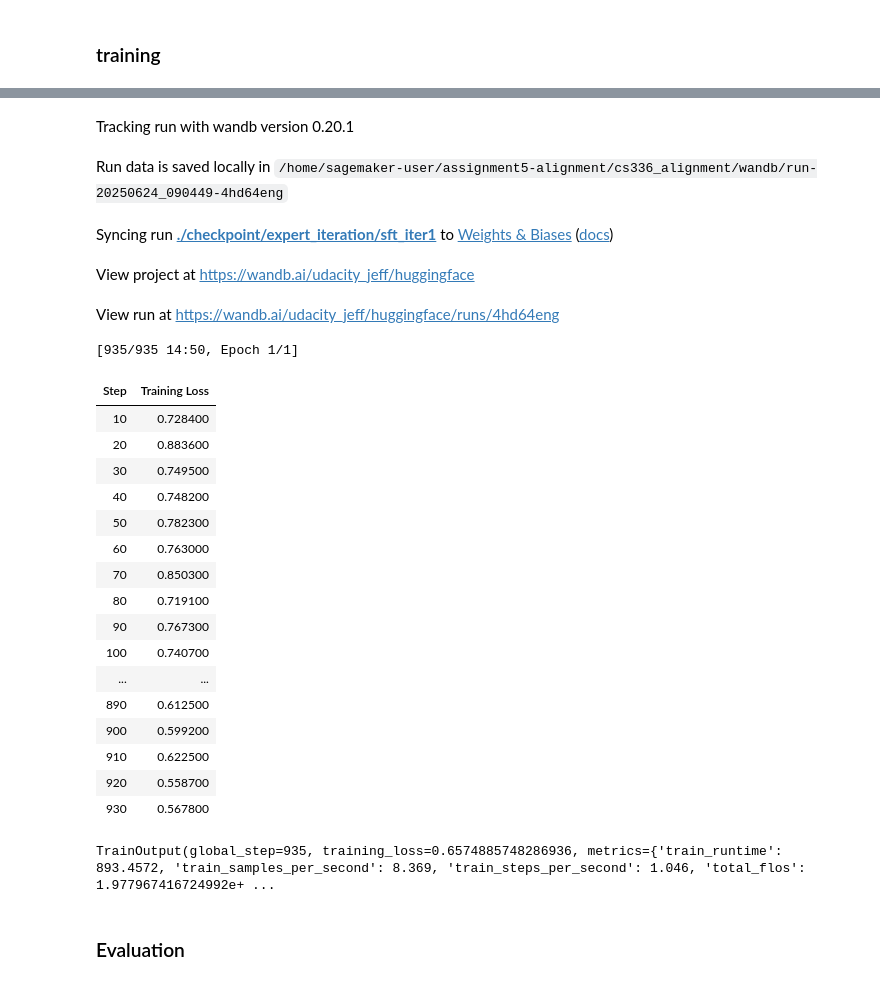
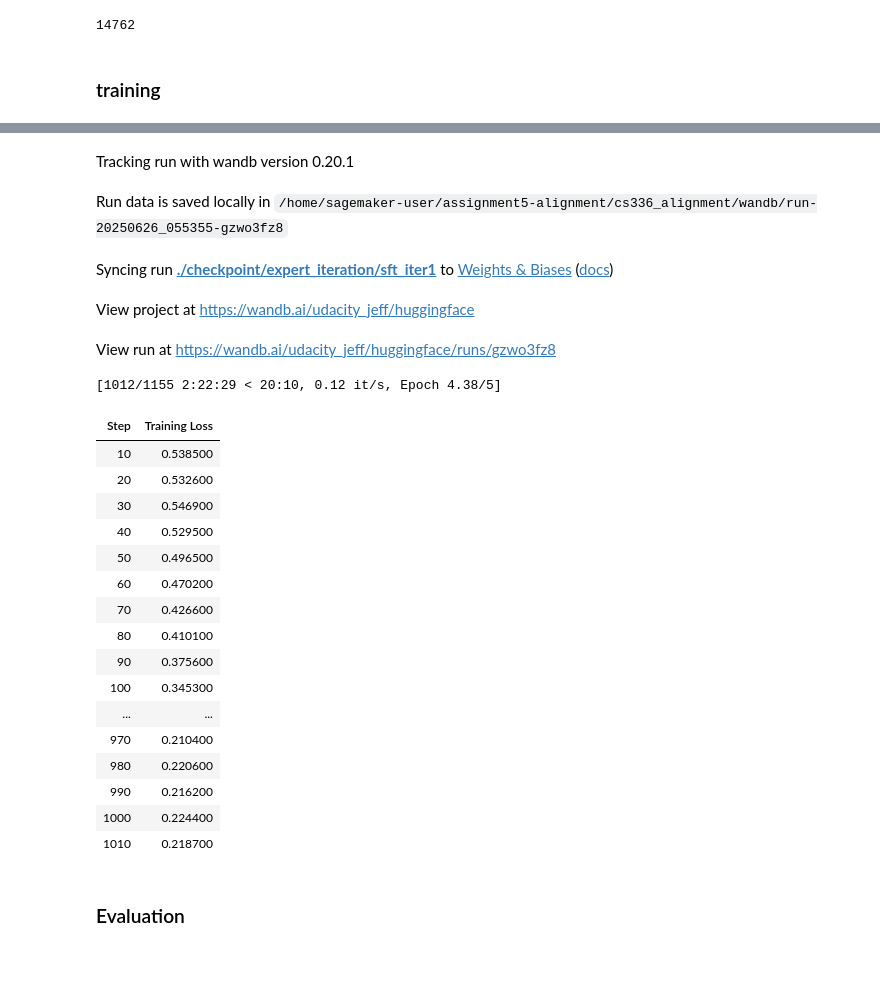
Before and after one commit to haorany2/assignment5-alignment, a Jupyter notebook: cs336_alignment/tryout3.ipynb, the cells around one changed output, grey strips where cells are left out. Drawn from its saved outputs; the diff is of its cells as text; code cells hidden in the pictures.

```diff
--- a/cs336_alignment/tryout3.ipynb
+++ b/cs336_alignment/tryout3.ipynb
@@ -246,6 +257,7 @@ generate all response time: 940.5346865653992------------
 # when need to load from disk
 from datasets import load_from_disk
 filtered_train_ds = load_from_disk(training_data_output_dir)
+original_ds = load_from_disk("dataset/original_training_data.hf")
 filtered_train_ds
 # %% [output]
 Dataset({
@@ -255,3 +273,20 @@ Dataset({
+# %%
+filtered_train_ds_new = dict()
+filtered_train_ds_new['text'] = []
+for line in filtered_train_ds['text']:
+
+    if 'Assistant: <think>' in line:
+        filtered_train_ds_new['text'].append(line)
+
+
+filtered_train_ds_new = Dataset.from_dict(filtered_train_ds_new)
+filtered_train_ds_combined = interleave_datasets(
+    [filtered_train_ds_new, original_ds],
+    probabilities=[0.5, 0.5],
+)
+len(filtered_train_ds_combined['text'])
+# %% [output]
+14762
 # %% [markdown]
 ### training
 # %%
@@ -270,13 +305,13 @@ sft_config = SFTConfig(
     max_seq_length=1024,
     output_dir="./checkpoint/expert_iteration/sft_iter1",
     per_device_train_batch_size=2,
-    gradient_accumulation_steps=4,
-    learning_rate=1e-6,
-    num_train_epochs=1,
+    gradient_accumulation_steps=32,
+    learning_rate=8e-6,
+    num_train_epochs=5,
     logging_steps=10,
-    #dataset_text_field="text",
+    dataset_text_field="text",
     label_names=["labels"],
-    warmup_ratio=0.05,
+    warmup_ratio=0.1,
     report_to = "wandb",
     bf16=True,
 
@@ -290,8 +325,8 @@ sft_config = SFTConfig(
 lora_config = LoraConfig(
     task_type=TaskType.CAUSAL_LM,
     inference_mode=False,
-    r=32,
-    lora_alpha=32,
+    r=64,
+    lora_alpha=64,
     lora_dropout=0.1,
 
     modules_to_save=["embed_tokens", "lm_head"],
@@ -308,7 +343,7 @@ peft_model = get_peft_model(model, lora_config)
 
 
 
-# # 训练参数配置
+# # 训练参数配置 (not support anymore)
 # training_args = TrainingArguments(
 #     output_dir="./checkpoint/sft/sft_lora_results",
 #     per_device_train_batch_size=2,
@@ -322,7 +357,7 @@ peft_model = get_peft_model(model, lora_config)
 # 使用Trainer API进行训练
 trainer = SFTTrainer(
     model=peft_model,
-    train_dataset=filtered_train_ds,
+    train_dataset=filtered_train_ds_combined,
     data_collator=collator,
     args=sft_config,
 
@@ -341,27 +376,26 @@ wandb: Currently logged in as: haoranyu66 (udacity_jeff) to https://api.wandb.ai
 Tracking run with wandb version 0.20.1
-Run data is saved locally in /home/sagemaker-user/assignment5-alignment/cs336_alignment/wandb/run-20250624_090449-4hd64eng
+Run data is saved locally in /home/sagemaker-user/assignment5-alignment/cs336_alignment/wandb/run-20250626_055355-gzwo3fz8
 Syncing run ./checkpoint/expert_iteration/sft_iter1 to Weights & Biases (docs)
 View project at https://wandb.ai/udacity_jeff/huggingface
-View run at https://wandb.ai/udacity_jeff/huggingface/runs/4hd64eng
+View run at https://wandb.ai/udacity_jeff/huggingface/runs/gzwo3fz8
-[935/935 14:50, Epoch 1/1]
+[1012/1155 2:22:29 < 20:10, 0.12 it/s, Epoch 4.38/5]
 | Step | Training Loss |
-| 10 | 0.728400 |
-| 20 | 0.883600 |
-| 30 | 0.749500 |
-| 40 | 0.748200 |
-| 50 | 0.782300 |
-| 60 | 0.763000 |
-| 70 | 0.850300 |
-| 80 | 0.719100 |
-| 90 | 0.767300 |
-| 100 | 0.740700 |
+| 10 | 0.538500 |
+| 20 | 0.532600 |
+| 30 | 0.546900 |
+| 40 | 0.529500 |
+| 50 | 0.496500 |
+| 60 | 0.470200 |
+| 70 | 0.426600 |
+| 80 | 0.410100 |
+| 90 | 0.375600 |
+| 100 | 0.345300 |
 | ... | ... |
-| 890 | 0.612500 |
-| 900 | 0.599200 |
-| 910 | 0.622500 |
-| 920 | 0.558700 |
-| 930 | 0.567800 |
+| 970 | 0.210400 |
+| 980 | 0.220600 |
+| 990 | 0.216200 |
+| 1000 | 0.224400 |
+| 1010 | 0.218700 |
-TrainOutput(global_step=935, training_loss=0.6574885748286936, metrics={'train_runtime': 893.4572, 'train_samples_per_second': 8.369, 'train_steps_per_second': 1.046, 'total_flos': 1.977967416724992e+ ...
 # %% [markdown]
 ### Evaluation
 # %%
```
Also changed, not shown: parts of 14 cells of this notebook, 1 other file.
